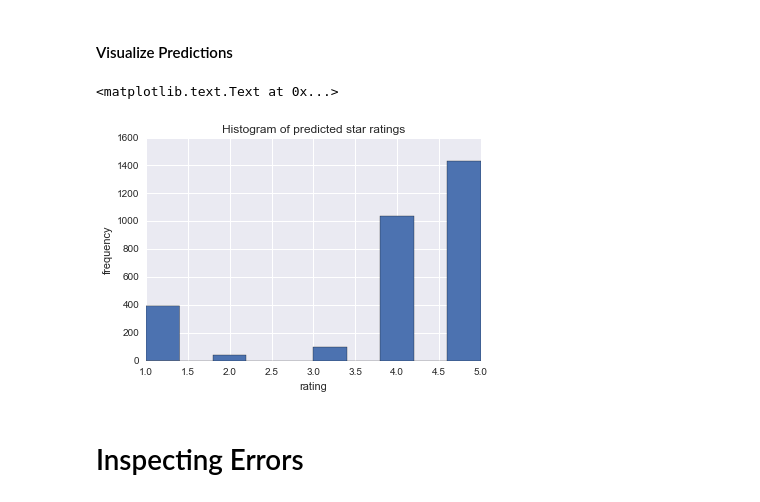
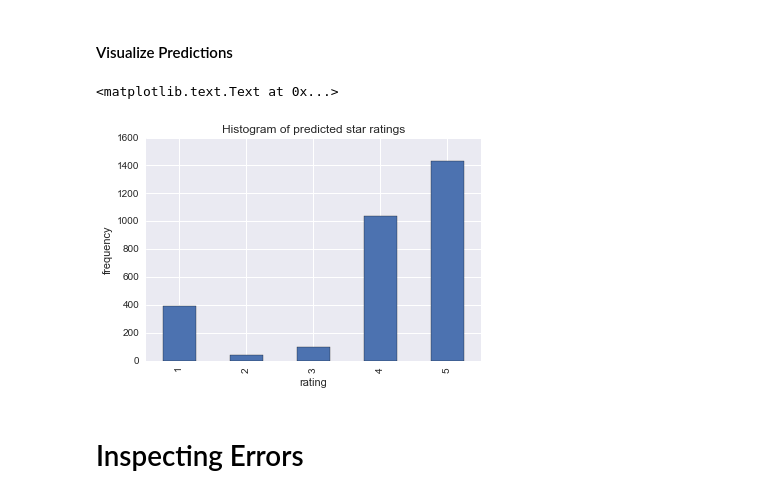
Before and after one commit to jstnstwrt/yelp-data-challenge, a Jupyter notebook: model_selection.ipynb, the cells around one changed output. Saved outputs shown, nothing was run; the diff lists cells and outputs as text; code cells hidden in the pictures.

```diff
--- a/model_selection.ipynb
+++ b/model_selection.ipynb
@@ -70,13 +72,13 @@ mnb.score(X_test,y_test)
 # %%
 preds = mnb.predict(X_test)
 # %%
-pd.Series(preds).hist()
+pd.Series(preds).value_counts().sort_index().plot(kind='bar')
 plt.ylabel('frequency')
 plt.xlabel('rating')
 plt.title('Histogram of predicted star ratings')
 # %% [output]
 <matplotlib.text.Text at 0x...>
-[figure, old version]
+[figure, new version]
 # %% [markdown]
 # Inspecting Errors
 # %%
```
Also changed, not shown: parts of 16 cells of this notebook.
